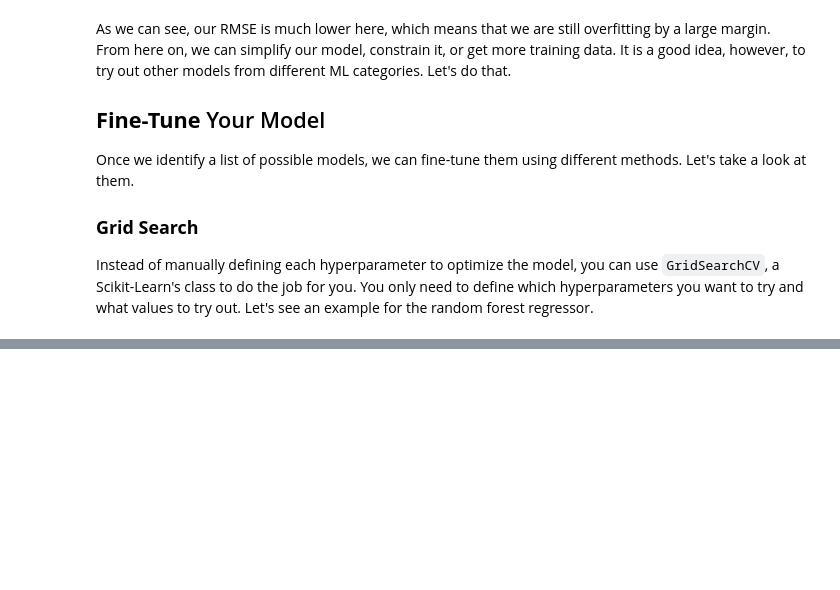
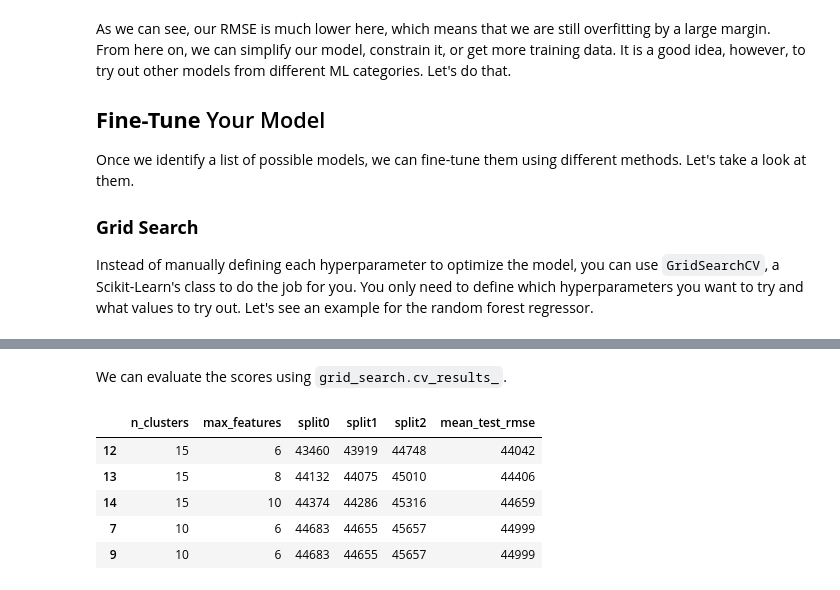
Before and after one commit to felipesebben/ML_hands_on_notes, a Jupyter notebook: projects/Ch02-end2end-CA_house_price_prediction/02_end_to_end_ML_project.ipynb, the cells around one changed output, grey strips where cells are left out. Drawn from its saved outputs; the diff is of its cells as text; code cells hidden in the pictures; blank space fills up the shorter version.

```diff
--- a/projects/Ch02-end2end-CA_house_price_prediction/02_end_to_end_ML_project.ipynb
+++ b/projects/Ch02-end2end-CA_house_price_prediction/02_end_to_end_ML_project.ipynb
@@ -1585,0 +1623,22 @@ GridSearchCV(cv=3,
+# %% [markdown]
+<p>We can evaluate the scores using <code>grid_search.cv_results_</code>.
+# %%
+cv_res = pd.DataFrame(grid_search.cv_results_) # wrap dict in a DataFrame
+cv_res.sort_values(by="mean_test_score", ascending=False, inplace=True)
+
+# Format DataFrame
+cv_res = cv_res[["param_preprocessing__geo__n_clusters",
+                 "param_random_forest__max_features", "split0_test_score",
+                 "split1_test_score", "split2_test_score", "mean_test_score"]]
+score_cols = ["split0", "split1", "split2", "mean_test_rmse"]
+cv_res.columns = ["n_clusters", "max_features"] + score_cols
+cv_res[score_cols] = -cv_res[score_cols].round().astype(np.int64) # rmse = -score
+
+cv_res.head()
+# %% [output]
+|  | n_clusters | max_features | split0 | split1 | split2 | mean_test_rmse |
+| 12 | 15 | 6 | 43460 | 43919 | 44748 | 44042 |
+| 13 | 15 | 8 | 44132 | 44075 | 45010 | 44406 |
+| 14 | 15 | 10 | 44374 | 44286 | 45316 | 44659 |
+| 7 | 10 | 6 | 44683 | 44655 | 45657 | 44999 |
+| 9 | 10 | 6 | 44683 | 44655 | 45657 | 44999 |
```
Also changed, not shown: parts of 13 cells of this notebook.
